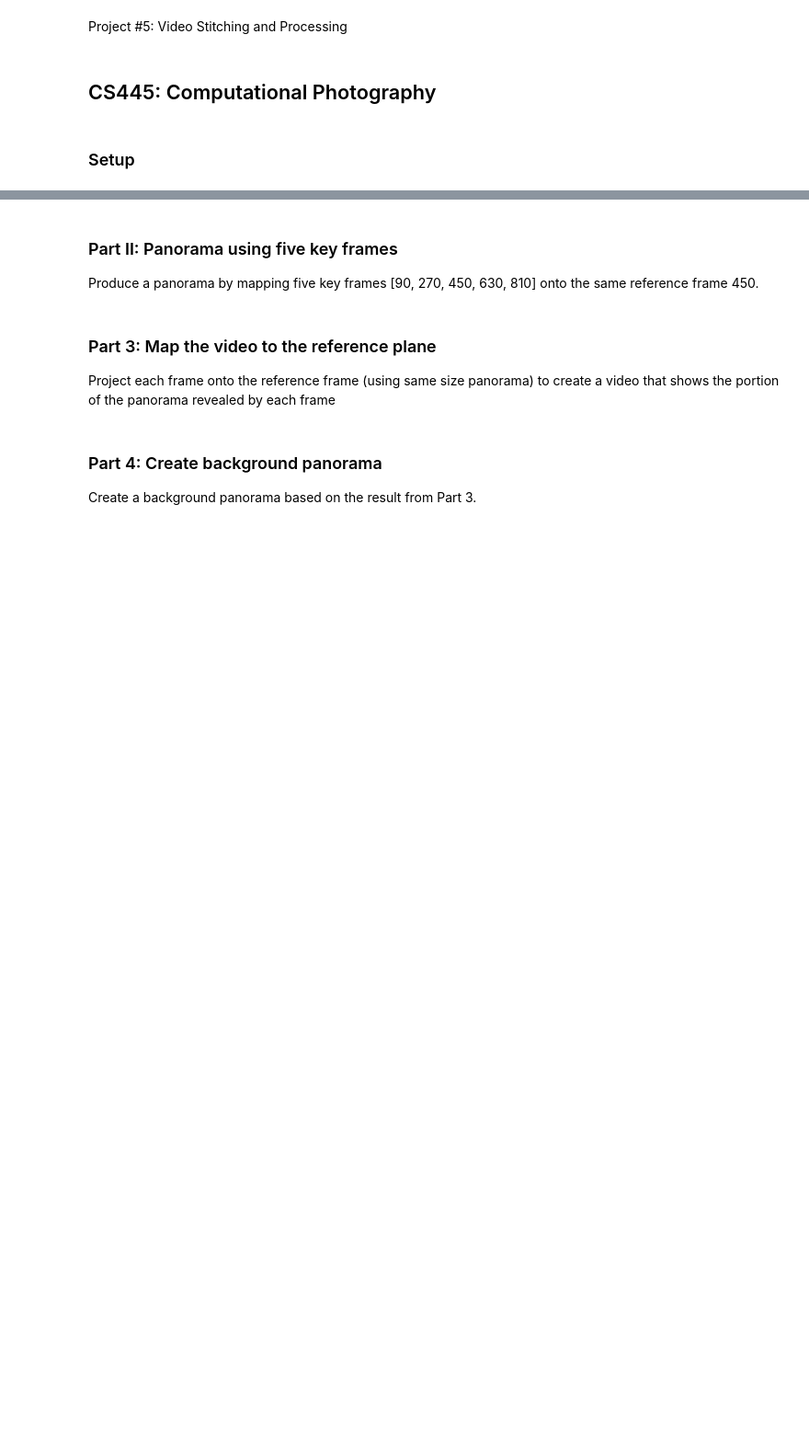
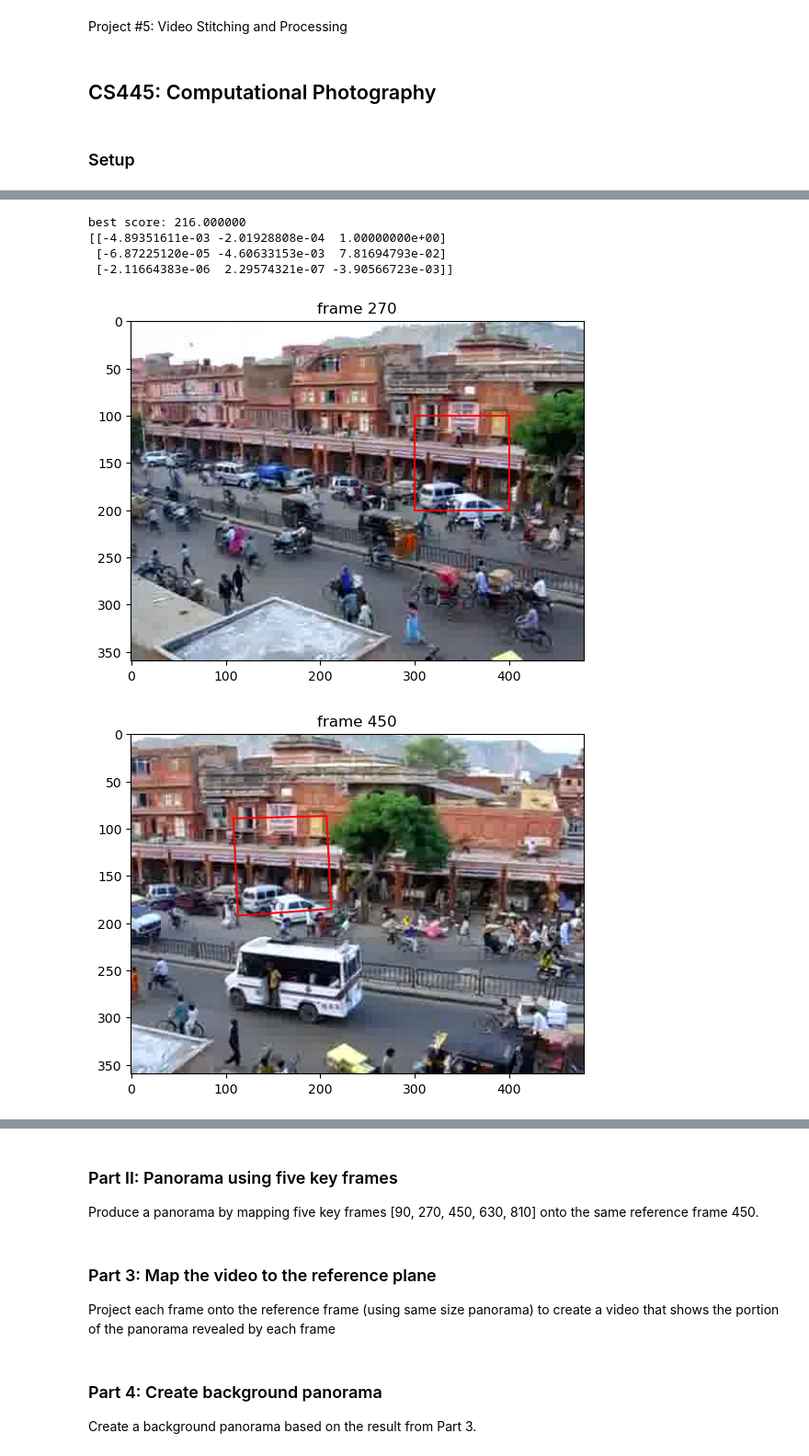
Before and after one commit to Boey-li/Fall23_CS445, a Jupyter notebook: Projects/project5_VideoStitching/mp5/Project_5_starter.ipynb, the cells around one changed output, grey strips where cells are left out. Shown: that part at 92% size. Drawn from its saved outputs; the diff is of its cells as text; code cells hidden in the pictures; blank space fills up the shorter version.

```diff
--- a/Projects/project5_VideoStitching/mp5/Project_5_starter.ipynb
+++ b/Projects/project5_VideoStitching/mp5/Project_5_starter.ipynb
@@ -131,33 +125,66 @@ def computeHomography(pts1, pts2,normalization_func=None):
     '''
     Compute homography that maps from pts1 to pts2 using SVD. Normalization is optional.
 
-    Input: pts1 and pts2 are 3xN matrices for N points in homogeneous
-    coordinates.
+    Input: pts1 and pts2 are 3xN matrices for N points in homogeneoue coordinates.
 
     Output: H is a 3x3 matrix, such that pts2~=H*pts1
     '''
     # TO DO
+    if normalization_func is not None:
+      pts1 = normalization_func(pts1)
+      pts2 = normalization_func(pts2)
+
+    # construct A matrix
+    A = []
+    for i in range(pts1.shape[1]):
+        u1, v1 = pts1[0,i], pts1[1,i]
+        u2, v2 = pts2[0,i], pts2[1,i]
+        A.append([u1, v1, 1, 0, 0, 0, -u2*u1, -u2*v1, -u2])
+        A.append([0, 0, 0, u1, v1, 1, -v2*u1, -v2*v1, -v2])
+    A = np.array(A)
+
+    # Apply SVD
+    U, S, V = np.linalg.svd(A)
+
+    # h is smallest singular value in V
+    h = V[-1,:]
+    H = h.reshape(3,3)
 
     return H
 # %%
 # images location
 im1 = './images/input/frames/f0270.jpg'
 im2 = './images/input/frames/f0450.jpg'
 
 # Load an color image in grayscale
 im1 = cv2.imread(im1)
 im2 = cv2.imread(im2)
 
 H = auto_homography(im1,im2, computeHomography)
 print(H/H.max())
 
 # plot the frames here
 box_pts = np.array([[300, 400, 400, 300, 300], [100, 100, 200, 200, 100], [1, 1, 1, 1, 1]])
 plt.figure()
 plt.imshow(im1[:,:,[2,1,0]])
 plt.plot(box_pts[0,:], box_pts[1, :], 'r-')
+plt.title('frame 270')
 
 # TO DO: project points into im2 and display the projected lines on im2
+proj_box_pts = np.dot(H, box_pts)
+proj_box_pts = proj_box_pts/proj_box_pts[2,:]
+plt.figure()
+plt.imshow(im2[:,:,[2,1,0]])
+plt.plot(proj_box_pts[0,:], proj_box_pts[1, :], 'r-')
+plt.title('frame 450')
+plt.show()
+# %% [output]
+best score: 216.000000
+[[-4.89351611e-03 -2.01928808e-04  1.00000000e+00]
+ [-6.87225120e-05 -4.60633153e-03  7.81694793e-02]
+ [-2.11664383e-06  2.29574321e-07 -3.90566723e-03]]
+[figure, added]
+[figure, added]
 # %%
 projectedWidth = 1600
 projectedHeight = 500
```
Also changed, not shown: parts of 7 cells of this notebook, 2 other files.
